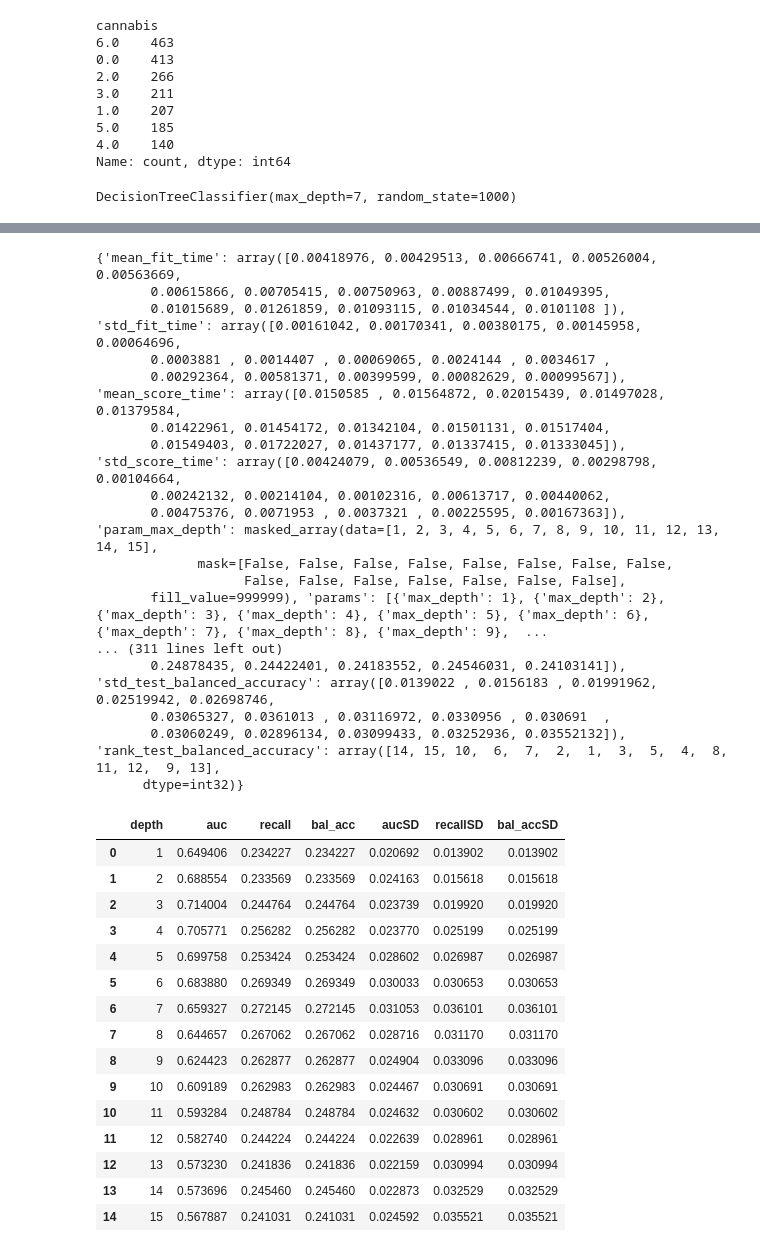
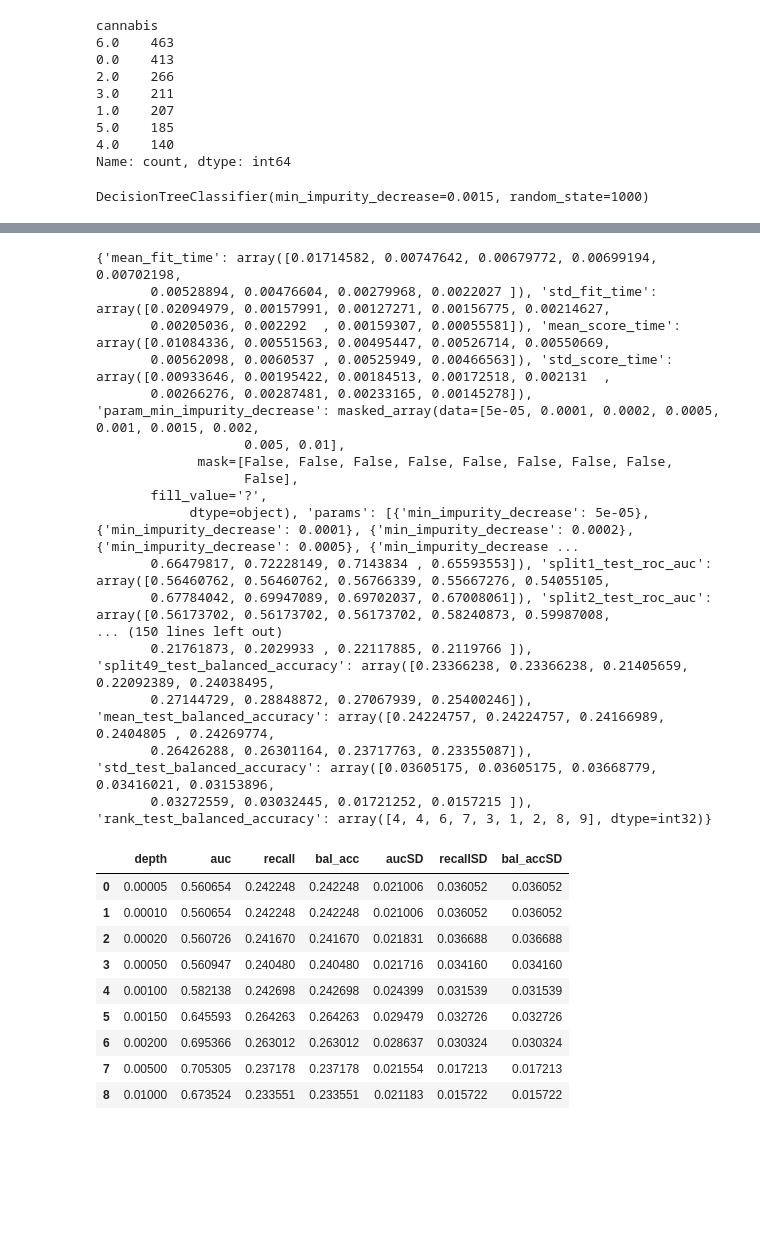
Before and after one commit to lburtle/DS3021_FINAL, a Jupyter notebook: DT.ipynb, the cells around one changed output, grey strips where cells are left out. Cells and saved outputs as stored; diff of their text form; code cells hidden in the pictures; blank space fills up the shorter version.

```diff
--- a/DT.ipynb
+++ b/DT.ipynb
@@ -101,7 +101,15 @@ scoring = {
 # %%
 # Using max_depth as our hyperparameter
 
-param = {"max_depth" : [1, 2, 3, 4, 5, 6, 7, 8, 9, 10, 11, 12, 13, 14, 15]}
+param={#"max_depth" : [1,2,3,4,5,6,7,8,9,10,11,12,13,14,15,16,17,18,19,20],
+    #"splitter":["best","random"],
+    #"min_samples_leaf":[12,3,4,5,6,7,8,9,10],
+    #"min_weight_fraction_leaf":[0,0.1,0.2,0.3,0.4,0.5,0.6,0.7,0.8,0.9],
+    #"max_features":["auto","log2","sqrt",None],
+    #"max_leaf_nodes":[None,10,20,30,40,50,60,70,80,90]
+    'min_impurity_decrease':[0.00005,0.0001,0.0002,0.0005,0.001,0.0015,0.002,0.005,0.01],
+    #'ccp_alpha':[.001,.01,.1]
+        }
 # %%
 cl = DecisionTreeClassifier(random_state=1000) # Defining the classifier model
 
@@ -116,7 +124,7 @@ model = search.fit(X_train, y_train) # Fitting the model based on the training d
 best = model.best_estimator_
 print(best)
 # %% [output]
-DecisionTreeClassifier(max_depth=7, random_state=1000)
+DecisionTreeClassifier(min_impurity_decrease=0.0015, random_state=1000)
 # %%
 # Printing the decision tree
 
@@ -133,55 +141,49 @@ graph
 # %%
 print(model.cv_results_)
 # %% [output]
-{'mean_fit_time': array([0.00418976, 0.00429513, 0.00666741, 0.00526004, 0.00563669,
-       0.00615866, 0.00705415, 0.00750963, 0.00887499, 0.01049395,
-       0.01015689, 0.01261859, 0.01093115, 0.01034544, 0.0101108 ]), 'std_fit_time': array([0.00161042, 0.00170341, 0.00380175, 0.00145958, 0.00064696,
-       0.0003881 , 0.0014407 , 0.00069065, 0.0024144 , 0.0034617 ,
-       0.00292364, 0.00581371, 0.00399599, 0.00082629, 0.00099567]), 'mean_score_time': array([0.0150585 , 0.01564872, 0.02015439, 0.01497028, 0.01379584,
-       0.01422961, 0.01454172, 0.01342104, 0.01501131, 0.01517404,
-       0.01549403, 0.01722027, 0.01437177, 0.01337415, 0.01333045]), 'std_score_time': array([0.00424079, 0.00536549, 0.00812239, 0.00298798, 0.00104664,
-       0.00242132, 0.00214104, 0.00102316, 0.00613717, 0.00440062,
-       0.00475376, 0.0071953 , 0.0037321 , 0.00225595, 0.00167363]), 'param_max_depth': masked_array(data=[1, 2, 3, 4, 5, 6, 7, 8, 9, 10, 11, 12, 13, 14, 15],
+{'mean_fit_time': array([0.01714582, 0.00747642, 0.00679772, 0.00699194, 0.00702198,
+       0.00528894, 0.00476604, 0.00279968, 0.0022027 ]), 'std_fit_time': array([0.02094979, 0.00157991, 0.00127271, 0.00156775, 0.00214627,
+       0.00205036, 0.002292  , 0.00159307, 0.00055581]), 'mean_score_time': array([0.01084336, 0.00551563, 0.00495447, 0.00526714, 0.00550669,
+       0.00562098, 0.0060537 , 0.00525949, 0.00466563]), 'std_score_time': array([0.00933646, 0.00195422, 0.00184513, 0.00172518, 0.002131  ,
+       0.00266276, 0.00287481, 0.00233165, 0.00145278]), 'param_min_impurity_decrease': masked_array(data=[5e-05, 0.0001, 0.0002, 0.0005, 0.001, 0.0015, 0.002,
+                   0.005, 0.01],
              mask=[False, False, False, False, False, False, False, False,
-                   False, False, False, False, False, False, False],
-       fill_value=999999), 'params': [{'max_depth': 1}, {'max_depth': 2}, {'max_depth': 3}, {'max_depth': 4}, {'max_depth': 5}, {'max_depth': 6}, {'max_depth': 7}, {'max_depth': 8}, {'max_depth': 9},  ...
-... (311 lines left out)
-       0.24878435, 0.24422401, 0.24183552, 0.24546031, 0.24103141]), 'std_test_balanced_accuracy': array([0.0139022 , 0.0156183 , 0.01991962, 0.02519942, 0.02698746,
-       0.03065327, 0.0361013 , 0.03116972, 0.0330956 , 0.030691  ,
-       0.03060249, 0.02896134, 0.03099433, 0.03252936, 0.03552132]), 'rank_test_balanced_accuracy': array([14, 15, 10,  6,  7,  2,  1,  3,  5,  4,  8, 11, 12,  9, 13],
-      dtype=int32)}
+                   False],
+       fill_value='?',
+            dtype=object), 'params': [{'min_impurity_decrease': 5e-05}, {'min_impurity_decrease': 0.0001}, {'min_impurity_decrease': 0.0002}, {'min_impurity_decrease': 0.0005}, {'min_impurity_decrease ...
+       0.66479817, 0.72228149, 0.7143834 , 0.65593553]), 'split1_test_roc_auc': array([0.56460762, 0.56460762, 0.56766339, 0.55667276, 0.54055105,
+       0.67784042, 0.69947089, 0.69702037, 0.67008061]), 'split2_test_roc_auc': array([0.56173702, 0.56173702, 0.56173702, 0.58240873, 0.59987008,
+... (150 lines left out)
+       0.21761873, 0.2029933 , 0.22117885, 0.2119766 ]), 'split49_test_balanced_accuracy': array([0.23366238, 0.23366238, 0.21405659, 0.22092389, 0.24038495,
+       0.27144729, 0.28848872, 0.27067939, 0.25400246]), 'mean_test_balanced_accuracy': array([0.24224757, 0.24224757, 0.24166989, 0.2404805 , 0.24269774,
+       0.26426288, 0.26301164, 0.23717763, 0.23355087]), 'std_test_balanced_accuracy': array([0.03605175, 0.03605175, 0.03668779, 0.03416021, 0.03153896,
+       0.03272559, 0.03032445, 0.01721252, 0.0157215 ]), 'rank_test_balanced_accuracy': array([4, 4, 6, 7, 3, 1, 2, 8, 9], dtype=int32)}
 # %%
 auc = model.cv_results_['mean_test_roc_auc']
 recall= model.cv_results_['mean_test_recall']
 bal_acc= model.cv_results_['mean_test_balanced_accuracy']
 
 SDauc = model.cv_results_['std_test_roc_auc']
 SDrecall= model.cv_results_['std_test_recall']
 SDbal_acc= model.cv_results_['std_test_balanced_accuracy']
 
-depth= np.unique(model.cv_results_['param_max_depth'])
+depth= np.unique(model.cv_results_['param_min_impurity_decrease'])
 
 final_model = pd.DataFrame(list(zip(depth, auc, recall, bal_acc,SDauc,SDrecall,SDbal_acc)),
                columns =['depth','auc','recall','bal_acc','aucSD','recallSD','bal_accSD'])
 
 final_model
 # %% [output]
 |  | depth | auc | recall | bal_acc | aucSD | recallSD | bal_accSD |
-| 0 | 1 | 0.649406 | 0.234227 | 0.234227 | 0.020692 | 0.013902 | 0.013902 |
-| 1 | 2 | 0.688554 | 0.233569 | 0.233569 | 0.024163 | 0.015618 | 0.015618 |
-| 2 | 3 | 0.714004 | 0.244764 | 0.244764 | 0.023739 | 0.019920 | 0.019920 |
-| 3 | 4 | 0.705771 | 0.256282 | 0.256282 | 0.023770 | 0.025199 | 0.025199 |
-| 4 | 5 | 0.699758 | 0.253424 | 0.253424 | 0.028602 | 0.026987 | 0.026987 |
-| 5 | 6 | 0.683880 | 0.269349 | 0.269349 | 0.030033 | 0.030653 | 0.030653 |
-| 6 | 7 | 0.659327 | 0.272145 | 0.272145 | 0.031053 | 0.036101 | 0.036101 |
-| 7 | 8 | 0.644657 | 0.267062 | 0.267062 | 0.028716 | 0.031170 | 0.031170 |
-| 8 | 9 | 0.624423 | 0.262877 | 0.262877 | 0.024904 | 0.033096 | 0.033096 |
-| 9 | 10 | 0.609189 | 0.262983 | 0.262983 | 0.024467 | 0.030691 | 0.030691 |
-| 10 | 11 | 0.593284 | 0.248784 | 0.248784 | 0.024632 | 0.030602 | 0.030602 |
-| 11 | 12 | 0.582740 | 0.244224 | 0.244224 | 0.022639 | 0.028961 | 0.028961 |
-| 12 | 13 | 0.573230 | 0.241836 | 0.241836 | 0.022159 | 0.030994 | 0.030994 |
-| 13 | 14 | 0.573696 | 0.245460 | 0.245460 | 0.022873 | 0.032529 | 0.032529 |
-| 14 | 15 | 0.567887 | 0.241031 | 0.241031 | 0.024592 | 0.035521 | 0.035521 |
+| 0 | 0.00005 | 0.560654 | 0.242248 | 0.242248 | 0.021006 | 0.036052 | 0.036052 |
+| 1 | 0.00010 | 0.560654 | 0.242248 | 0.242248 | 0.021006 | 0.036052 | 0.036052 |
+| 2 | 0.00020 | 0.560726 | 0.241670 | 0.241670 | 0.021831 | 0.036688 | 0.036688 |
+| 3 | 0.00050 | 0.560947 | 0.240480 | 0.240480 | 0.021716 | 0.034160 | 0.034160 |
+| 4 | 0.00100 | 0.582138 | 0.242698 | 0.242698 | 0.024399 | 0.031539 | 0.031539 |
+| 5 | 0.00150 | 0.645593 | 0.264263 | 0.264263 | 0.029479 | 0.032726 | 0.032726 |
+| 6 | 0.00200 | 0.695366 | 0.263012 | 0.263012 | 0.028637 | 0.030324 | 0.030324 |
+| 7 | 0.00500 | 0.705305 | 0.237178 | 0.237178 | 0.021554 | 0.017213 | 0.017213 |
+| 8 | 0.01000 | 0.673524 | 0.233551 | 0.233551 | 0.021183 | 0.015722 | 0.015722 |
 # %%
 # Finding what depth has the highest balanced accuracy
 
```
Also changed, not shown: parts of 3 cells of this notebook.
